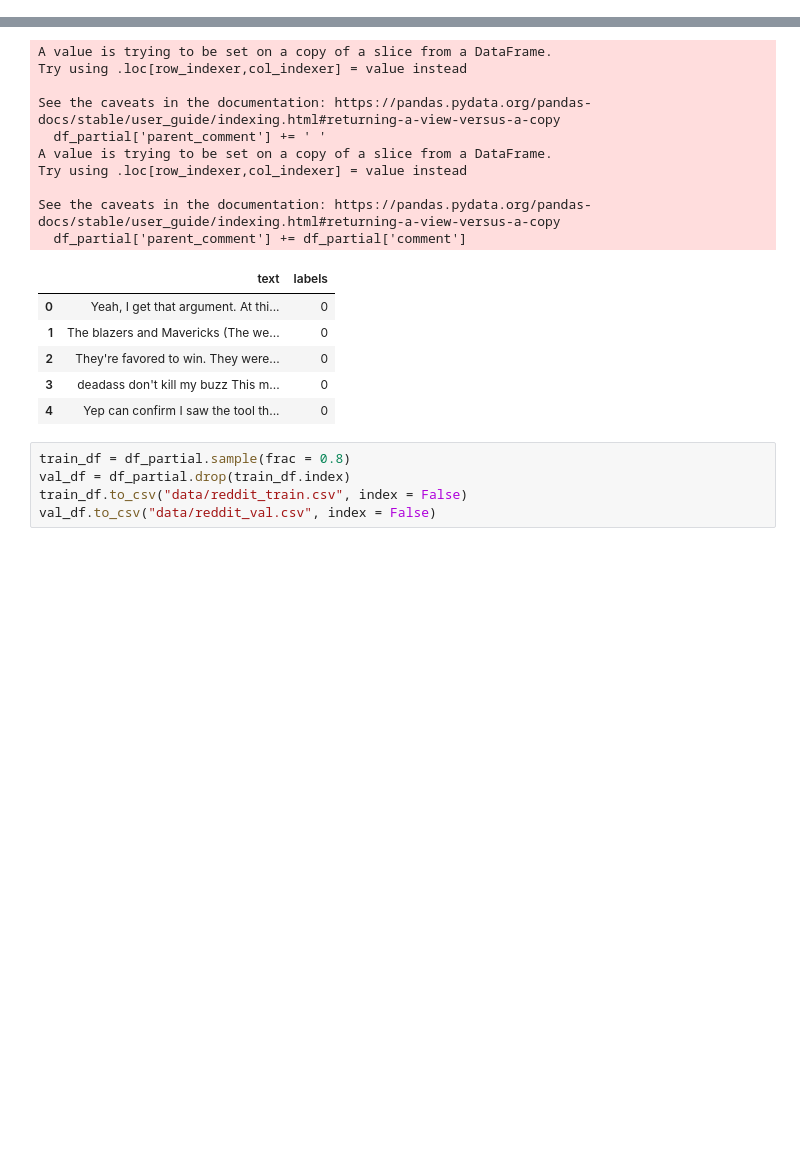
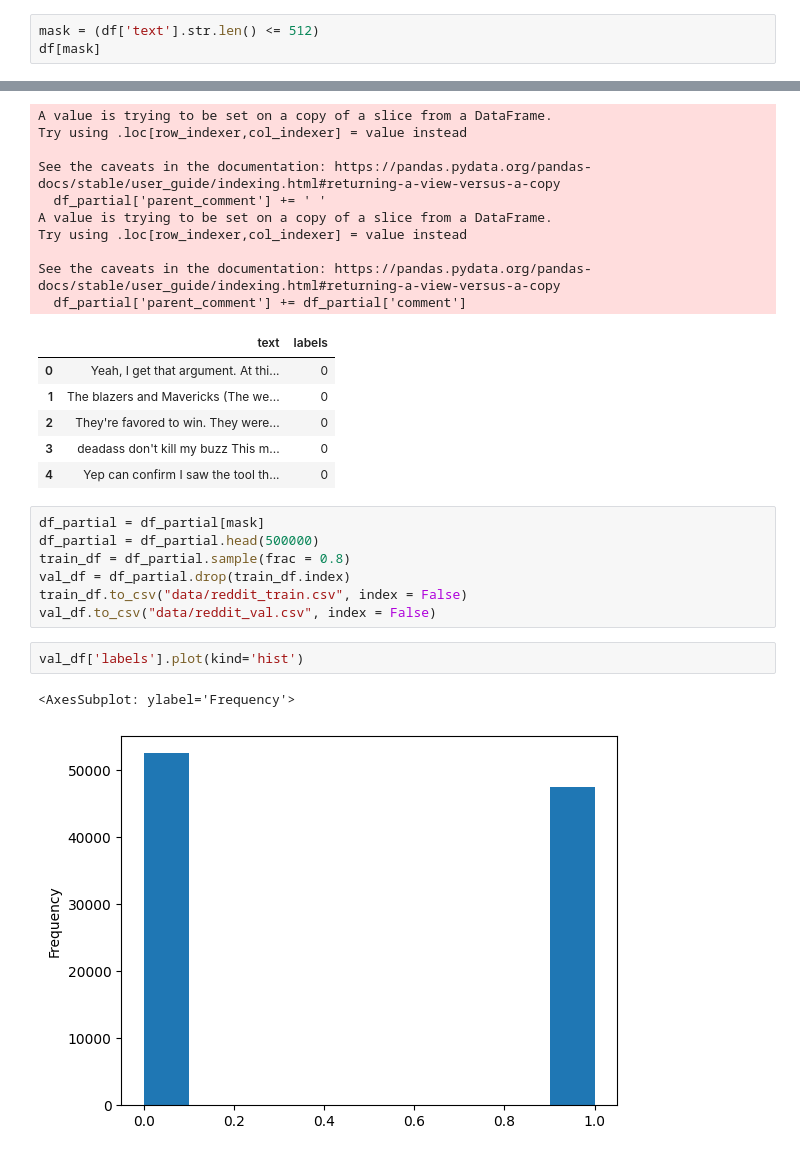
Before and after one commit to andrasreka/AdvancedMLProject, a Jupyter notebook: preprocess.ipynb, the cells around one changed output, grey strips where cells are left out. Drawn from its saved outputs; the diff is of its cells as text; blank space fills up the shorter version.

```diff
--- a/preprocess.ipynb
+++ b/preprocess.ipynb
@@ -67,0 +62,3 @@ df[mask]
+# %%
+mask = (df['text'].str.len() <= 512)
+df[mask]
@@ -102,7 +113,14 @@ See the caveats in the documentation: https://pandas.pydata.org/pandas-docs/stab
 | 3 | deadass don't kill my buzz This m... | 0 |
 | 4 | Yep can confirm I saw the tool th... | 0 |
 # %%
+df_partial = df_partial[mask]
+df_partial = df_partial.head(500000)
 train_df = df_partial.sample(frac = 0.8)
 val_df = df_partial.drop(train_df.index)
 train_df.to_csv("data/reddit_train.csv", index = False)
 val_df.to_csv("data/reddit_val.csv", index = False)
+# %%
+val_df['labels'].plot(kind='hist')
+# %% [output]
+<AxesSubplot: ylabel='Frequency'>
+[figure, added]
```
Also changed, not shown: parts of 3 cells of this notebook.
